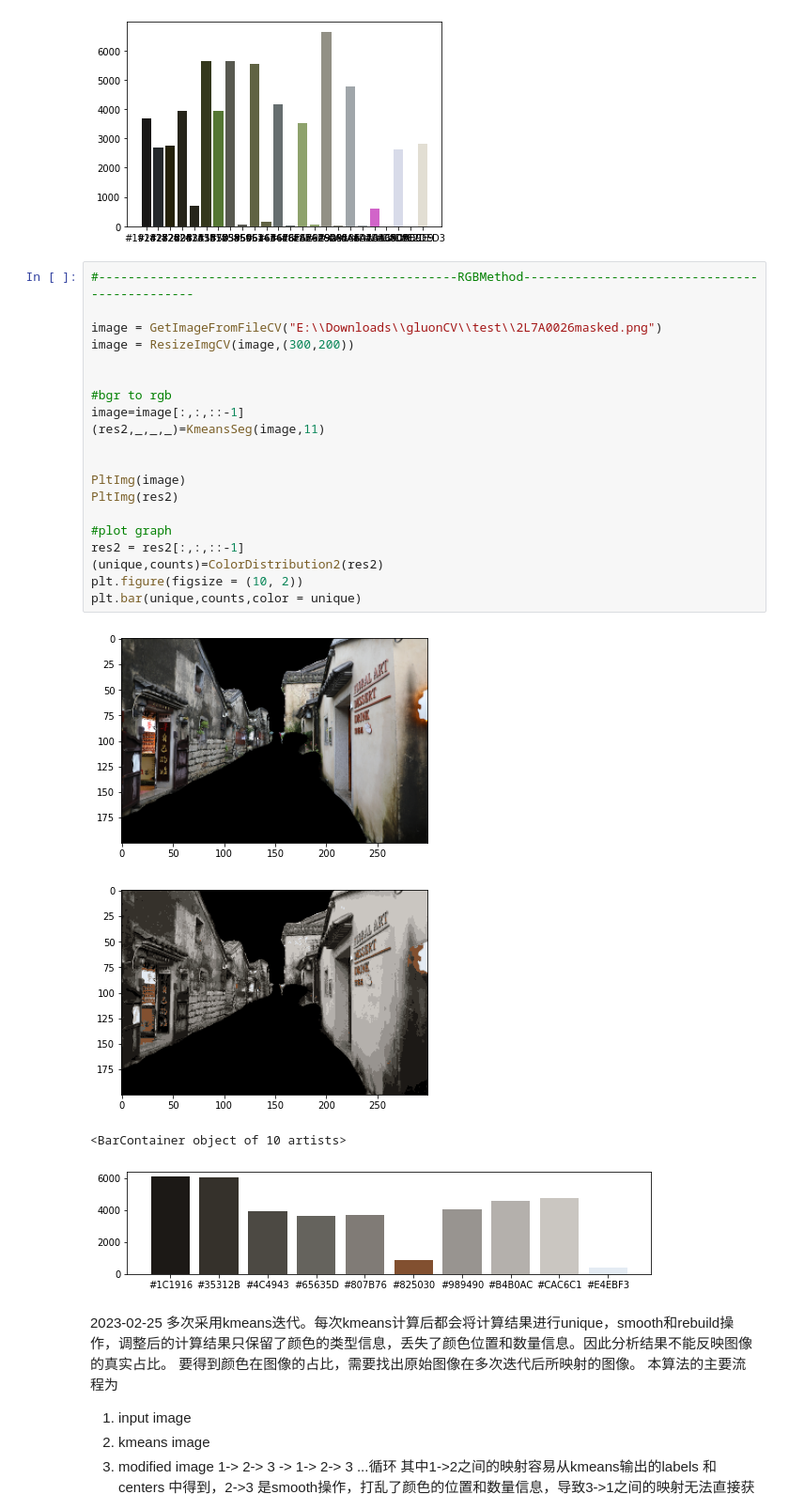
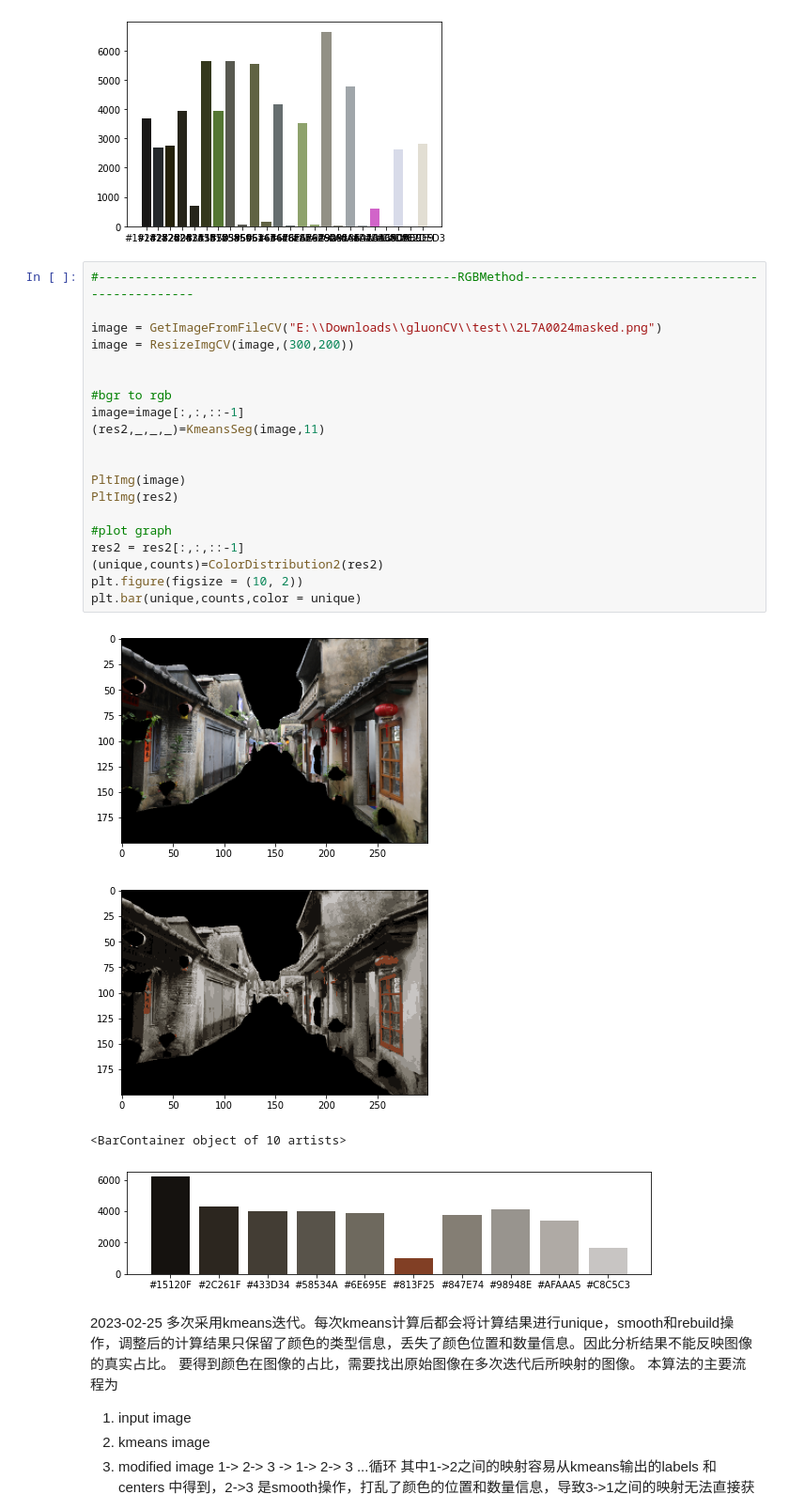
Before and after one commit to Tanc60/ColorAnalysis, a Jupyter notebook: Note/kmeans_iteration.ipynb, the cells around one changed output. Shown: that part at 94% size. Drawn from its saved outputs; the diff is of its cells as text.

```diff
--- a/Note/kmeans_iteration.ipynb
+++ b/Note/kmeans_iteration.ipynb
@@ -162,28 +162,28 @@ plt.bar(unique,counts,color = unique)
 # %%
 #-------------------------------------------------RGBMethod----------------------------------------------
 
-image = GetImageFromFileCV("E:\\Downloads\\gluonCV\\test\\2L7A0026masked.png")
+image = GetImageFromFileCV("E:\\Downloads\\gluonCV\\test\\2L7A0024masked.png")
 image = ResizeImgCV(image,(300,200))
 
 
 #bgr to rgb
 image=image[:,:,::-1]
 (res2,_,_,_)=KmeansSeg(image,11)
 
 
 PltImg(image)
 PltImg(res2)
 
 #plot graph
 res2 = res2[:,:,::-1]
 (unique,counts)=ColorDistribution2(res2)
 plt.figure(figsize = (10, 2))
 plt.bar(unique,counts,color = unique)
 # %% [output]
-[figure, old version]
+[figure, new version]
-[figure, old version]
+[figure, new version]
 <BarContainer object of 10 artists>
-[figure, old version]
+[figure, new version]
 # %% [markdown]
 2023-02-25
 多次采用kmeans迭代。每次kmeans计算后都会将计算结果进行unique，smooth和rebuild操作，调整后的计算结果只保留了颜色的类型信息，丢失了颜色位置和数量信息。因此分析结果不能反映图像的真实占比。
```
Also changed, not shown: parts of 2 cells of this notebook, 13 other files.
